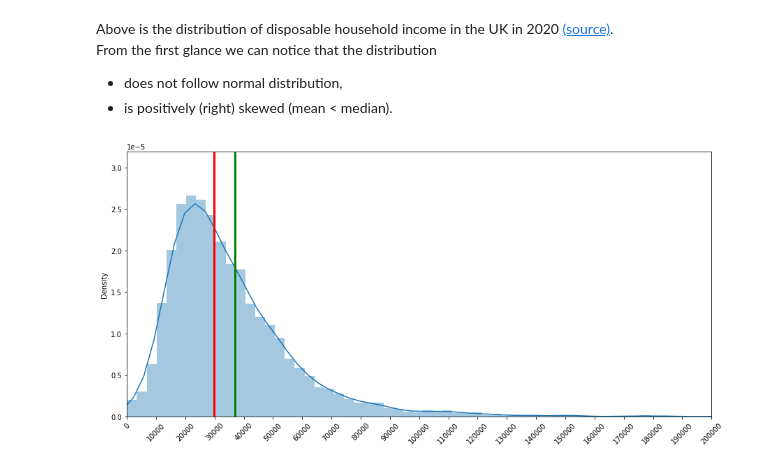
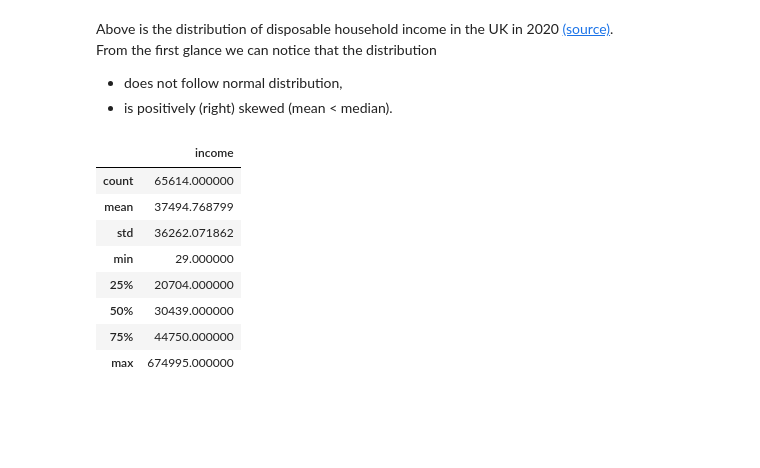
Before and after one commit to disney-snoopy/fastbook, a Jupyter notebook: _notebooks/2021-01-23-ztest.ipynb, the cells around one changed output. Cells and saved outputs as stored; diff of their text form; code cells hidden in the pictures; blank space fills up the shorter version.

```diff
--- a/_notebooks/2021-01-23-ztest.ipynb
+++ b/_notebooks/2021-01-23-ztest.ipynb
@@ -106,19 +154,18 @@ Above is the distribution of disposable household income in the UK in 2020 [(sou
 From the first glance we can notice that the distribution
 - does not follow normal distribution,
 - is positively (right) skewed (mean < median).
-# %%
-#hide
-plt.figure(figsize=(15, 7))
-ax = sns.distplot(dist_df, bins = 200)
-plt.axvline(29900, color = 'red', lw = 3)
-plt.axvline(36900, color = 'green', lw = 3)
-tick_spacing = 10000
-ax.xaxis.set_major_locator(ticker.MultipleLocator(tick_spacing))
-plt.xticks(rotation = 45)
-plt.xlim(0, 200000)
-plt.ylim(0, 3.2e-5);
-# %% [output]
-[figure, removed]
+# %%
+dist_df.describe()
+# %% [output]
+|  | income |
+| count | 65614.000000 |
+| mean | 37494.768799 |
+| std | 36262.071862 |
+| min | 29.000000 |
+| 25% | 20704.000000 |
+| 50% | 30439.000000 |
+| 75% | 44750.000000 |
+| max | 674995.000000 |
 # %%
 #collapse
 #Modifying dataframe --> binning, adding cumulative probability
```
Also changed, not shown: parts of 7 cells of this notebook.
